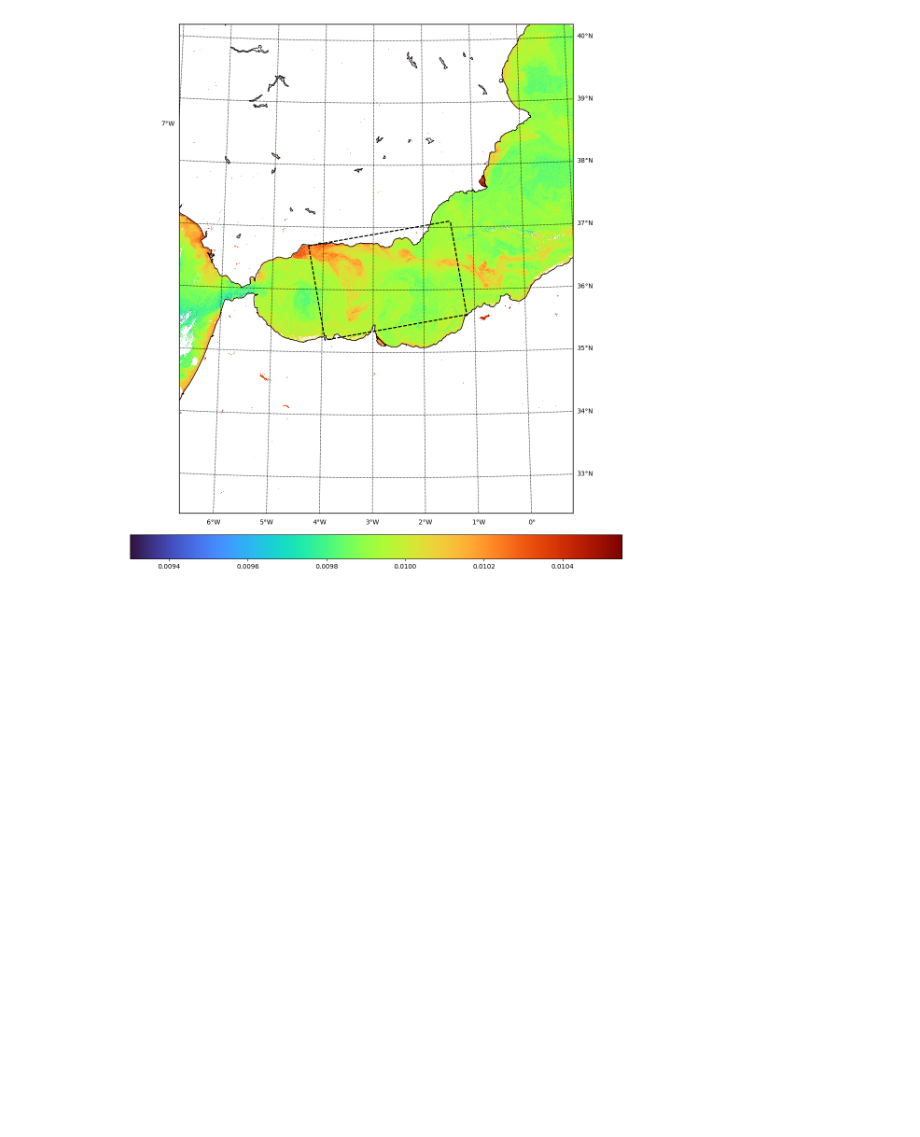
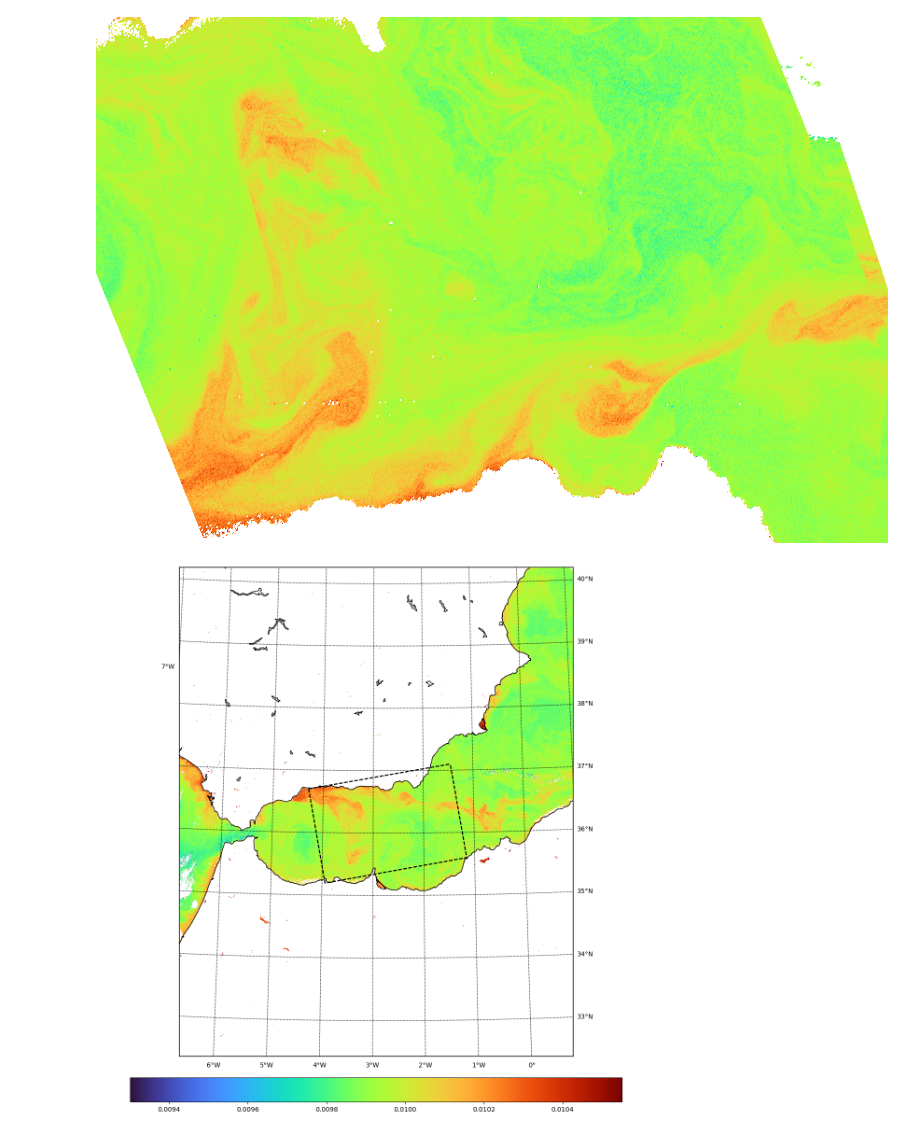
Before and after one commit to CIA-Oceanix/Sentinel1-colocalisations, a Jupyter notebook: readme/readme_s3.ipynb, the cells around one changed output. Drawn from its saved outputs; the diff is of its cells as text; code cells hidden in the pictures; blank space fills up the shorter version.

```diff
--- a/readme/readme_s3.ipynb
+++ b/readme/readme_s3.ipynb
@@ -63,11 +56,15 @@ with open("logs.json", 'w') as file:
 # %%
 from IPython.core.interactiveshell import InteractiveShell
 InteractiveShell.ast_node_interactivity = "all"
 from IPython import display
 
-with open('/content/Sentinel1-colocalisations/outputs/20180117t180947/20180117T102322.png','rb') as f:
+with open('/content/Sentinel1-colocalisations/outputs/20180117t180947/20180117t180947_S3.png','rb') as f:
     display.Image(data=f.read(), format='png')
+
+with open('/content/Sentinel1-colocalisations/outputs/20180117t180947/20180118T195207.png','rb') as f:
+    display.Image(data=f.read(), format='png')
 # %% [output]
-[figure, old version]
+[figure, new version]
+[figure, added]
 # %% [markdown]
 ![](outputs/20180117T180947/20180117T180947_S3.png)
```
Also changed, not shown: parts of 5 cells of this notebook, 2 other files.
